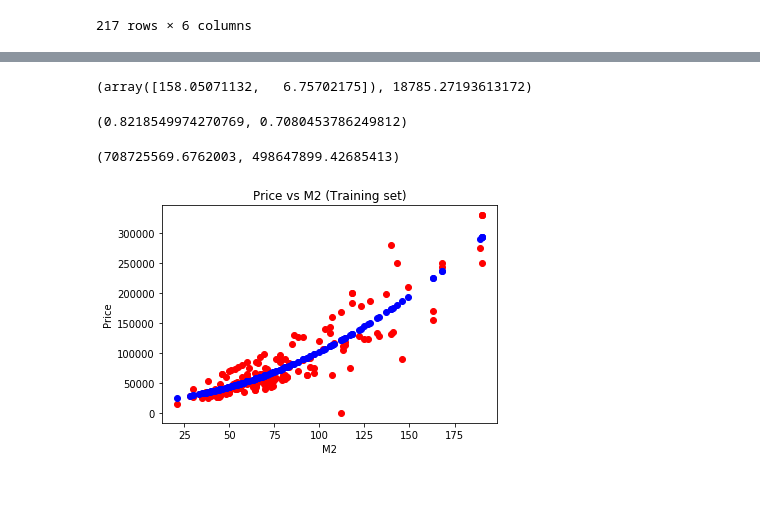
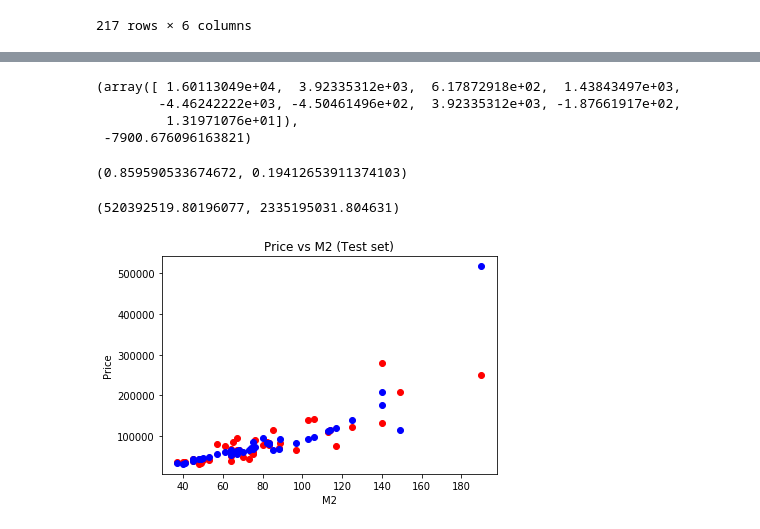
Before and after one commit to katerynakononova/ML, a Jupyter notebook: Python/02 Linear Regression.ipynb, the cells around one changed output, grey strips where cells are left out. Cells and saved outputs as stored; diff of their text form; code cells hidden in the pictures; blank space fills up the shorter version.

```diff
--- a/Python/02 Linear Regression.ipynb
+++ b/Python/02 Linear Regression.ipynb
@@ -93 +126,4 @@ plt.show()
+# %%
+X_train = X_train[:, [0, 2, 3]]
+X_test = X_test[:, [0, 2, 3]]
 # %%
@@ -148,14 +161,17 @@ plt.show()
 # %%
 # Fitting Polynomial Regression to the dataset
 from sklearn.preprocessing import PolynomialFeatures
-X_train_p = PolynomialFeatures().fit_transform(X_train[:, 3:4])
-X_test_p = PolynomialFeatures().fit_transform(X_test[:, 3:4])
+X_train_p = PolynomialFeatures().fit_transform(X_train)
+X_test_p = PolynomialFeatures().fit_transform(X_test)
 pr = LinearRegression().fit(X_train_p[:,1:], y_train)
 # %%
 # Getting parameters
 pr.coef_, pr.intercept_
 # %% [output]
-(array([158.05071132,   6.75702175]), 18785.27193613172)
+(array([ 1.60113049e+04,  3.92335312e+03,  6.17872918e+02,  1.43843497e+03,
+        -4.46242222e+03, -4.50461496e+02,  3.92335312e+03, -1.87661917e+02,
+         1.31971076e+01]),
+ -7900.676096163821)
 # %%
 # Predicting the Test set results
 y_pred = pr.predict(X_test_p[:,1:])
@@ -163,20 +179,19 @@ y_pred = pr.predict(X_test_p[:,1:])
 # Coefficient of determination R^2
 pr.score(X_train_p[:,1:], y_train), pr.score(X_test_p[:,1:], y_test)
 # %% [output]
-(0.8218549974270769, 0.7080453786249812)
+(0.859590533674672, 0.19412653911374103)
 # %%
 # Mean squared error
-from sklearn.metrics import mean_squared_error
 mean_squared_error(y_train, pr.predict(X_train_p[:,1:])), mean_squared_error(y_test, y_pred)
 # %% [output]
-(708725569.6762003, 498647899.42685413)
+(520392519.80196077, 2335195031.804631)
 # %%
-# Visualising the Training set results
-plt.scatter(X_train[:,3], y_train, color = 'red')
-plt.plot(X_train[:,3], pr.predict(X_train_p[:,1:]), 'bo')
-plt.title('Price vs M2 (Training set)')
+# Visualising the Test set results
+plt.scatter(X_test[:,2], y_test, color = 'red')
+plt.plot(X_test[:,2], pr.predict(X_test_p[:,1:]), 'bo')
+plt.title('Price vs M2 (Test set)')
 plt.xlabel('M2')
 plt.ylabel('Price')
 plt.show()
 # %% [output]
-[figure, old version]
+[figure, new version]
```
Also changed, not shown: parts of 29 cells of this notebook, 1 other file.
